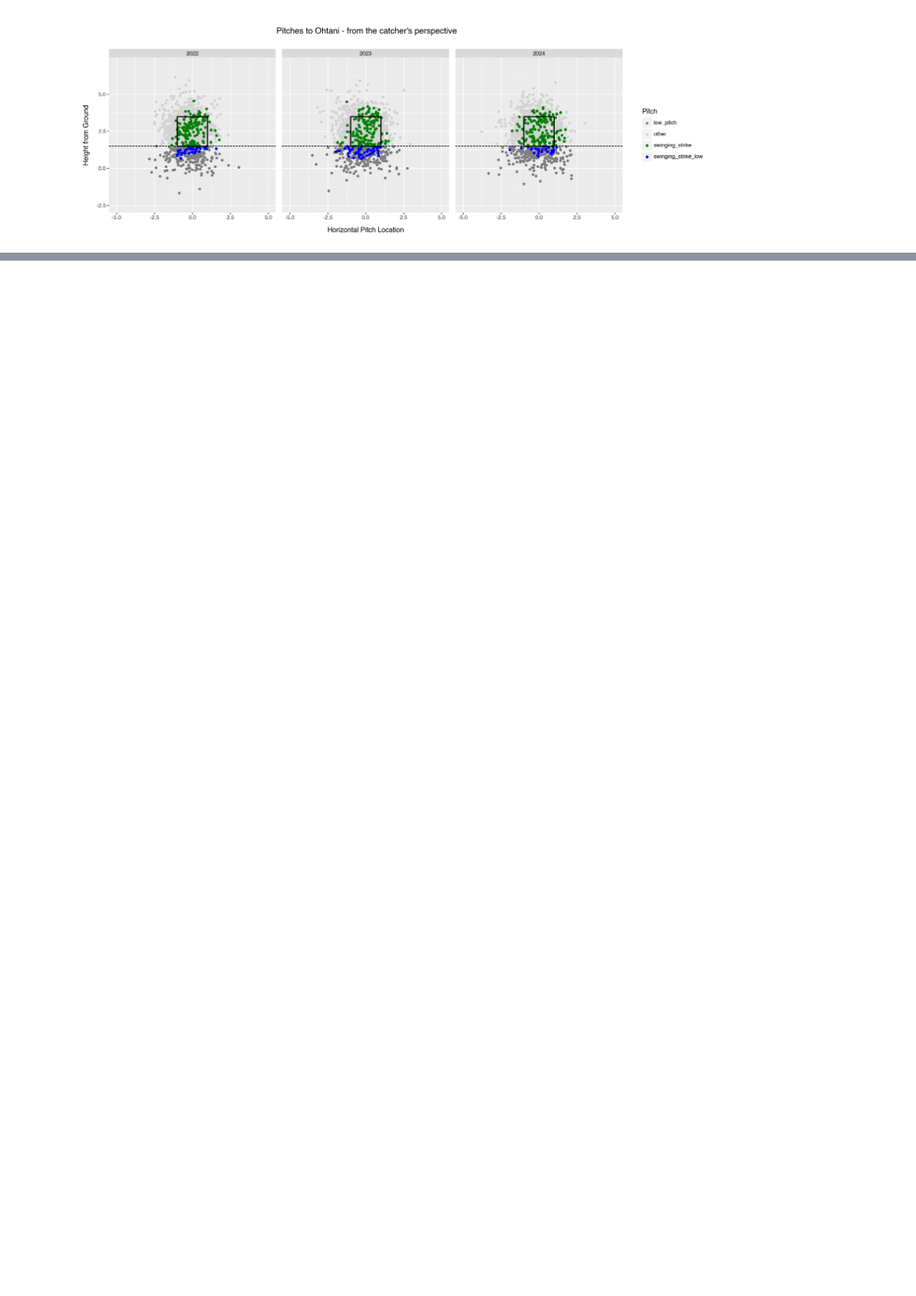
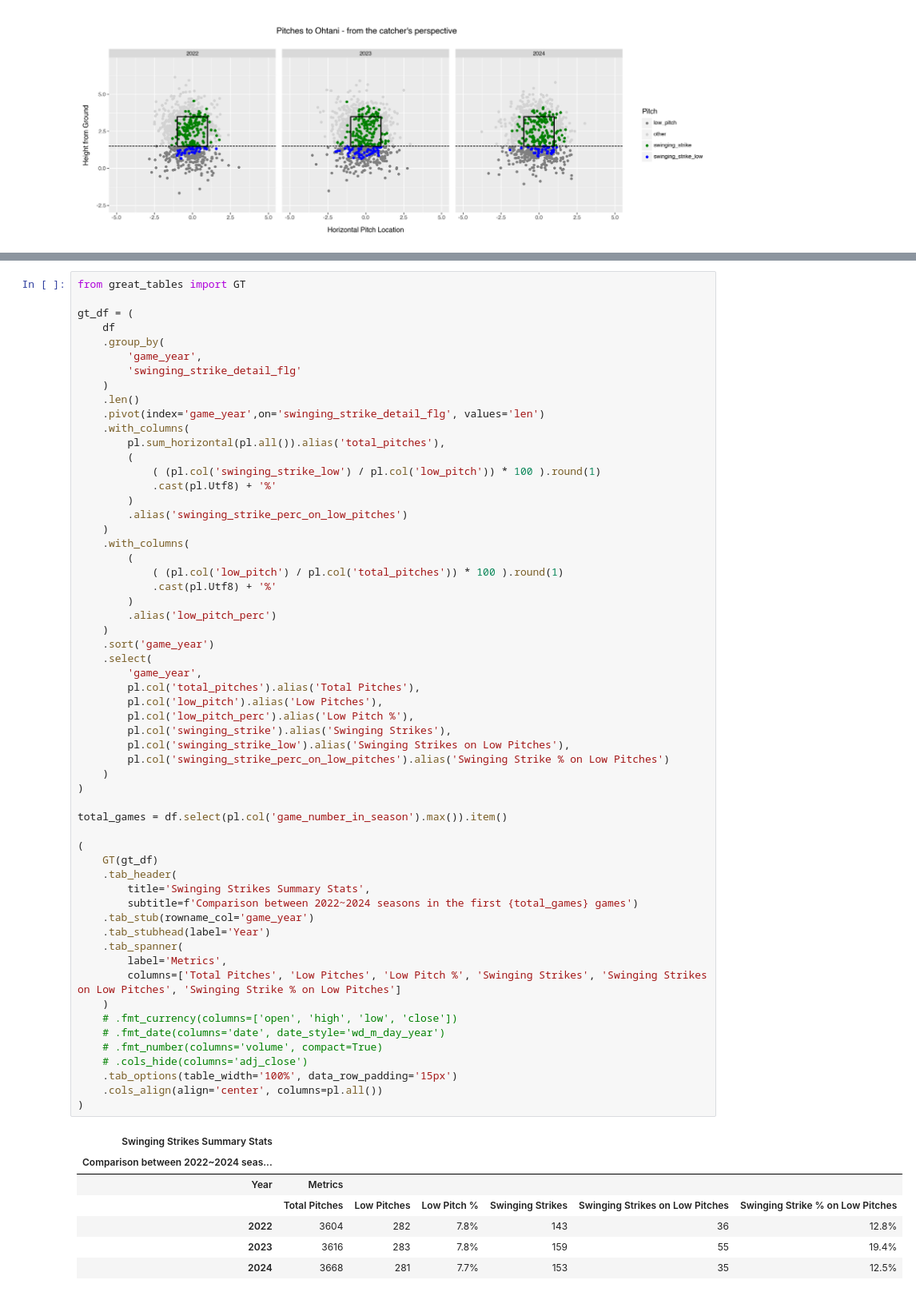
Before and after one commit to StuffbyYuki/Plotnine-Contest, a Jupyter notebook: 2024/shohei_ohtani_analyses/batting_swinging_strike_analysis.ipynb, the cells around one changed output, grey strips where cells are left out. Shown: that part at 80% size. Drawn from its saved outputs; the diff is of its cells as text; blank space fills up the shorter version.

Commit message:
added a great table viz

```diff
--- a/2024/shohei_ohtani_analyses/batting_swinging_strike_analysis.ipynb
+++ b/2024/shohei_ohtani_analyses/batting_swinging_strike_analysis.ipynb
@@ -207,0 +175,66 @@ shape: (3, 8)
+# %%
+from great_tables import GT
+
+gt_df = (
+    df
+    .group_by(
+        'game_year',
+        'swinging_strike_detail_flg'
+    )
+    .len()
+    .pivot(index='game_year',on='swinging_strike_detail_flg', values='len')
+    .with_columns(
+        pl.sum_horizontal(pl.all()).alias('total_pitches'),
+        (
+            ( (pl.col('swinging_strike_low') / pl.col('low_pitch')) * 100 ).round(1)
+            .cast(pl.Utf8) + '%'
+        )
+        .alias('swinging_strike_perc_on_low_pitches')
+    )
+    .with_columns(
+        (
+            ( (pl.col('low_pitch') / pl.col('total_pitches')) * 100 ).round(1)
+            .cast(pl.Utf8) + '%'
+        )
+        .alias('low_pitch_perc')
+    )
+    .sort('game_year')
+    .select(
+        'game_year',
+        pl.col('total_pitches').alias('Total Pitches'),
+        pl.col('low_pitch').alias('Low Pitches'),
+        pl.col('low_pitch_perc').alias('Low Pitch %'),
+        pl.col('swinging_strike').alias('Swinging Strikes'),
+        pl.col('swinging_strike_low').alias('Swinging Strikes on Low Pitches'),
+        pl.col('swinging_strike_perc_on_low_pitches').alias('Swinging Strike % on Low Pitches')
+    )
+)
+
+total_games = df.select(pl.col('game_number_in_season').max()).item()
+
+(
+    GT(gt_df)
+    .tab_header(
+        title='Swinging Strikes Summary Stats',
+        subtitle=f'Comparison between 2022~2024 seasons in the first {total_games} games')
+    .tab_stub(rowname_col='game_year')
+    .tab_stubhead(label='Year')
+    .tab_spanner(
+        label='Metrics',
+        columns=['Total Pitches', 'Low Pitches', 'Low Pitch %', 'Swinging Strikes', 'Swinging Strikes on Low Pitches', 'Swinging Strike % on Low Pitches']
+    )
+    # .fmt_currency(columns=['open', 'high', 'low', 'close'])
+    # .fmt_date(columns='date', date_style='wd_m_day_year')
+    # .fmt_number(columns='volume', compact=True)
+    # .cols_hide(columns='adj_close')
+    .tab_options(table_width='100%', data_row_padding='15px')
+    .cols_align(align='center', columns=pl.all())
+)
+# %% [output]
+| Swinging Strikes Summary Stats |  |  |  |  |  |  |
+| Comparison between 2022~2024 seas... |  |  |  |  |  |  |
+| Year | Metrics |  |  |  |  |  |
+|  | Total Pitches | Low Pitches | Low Pitch % | Swinging Strikes | Swinging Strikes on Low Pitches | Swinging Strike % on Low Pitches |
+| 2022 | 3604 | 282 | 7.8% | 143 | 36 | 12.8% |
+| 2023 | 3616 | 283 | 7.8% | 159 | 55 | 19.4% |
+| 2024 | 3668 | 281 | 7.7% | 153 | 35 | 12.5% |
```
Also changed, not shown: parts of 4 cells of this notebook.
